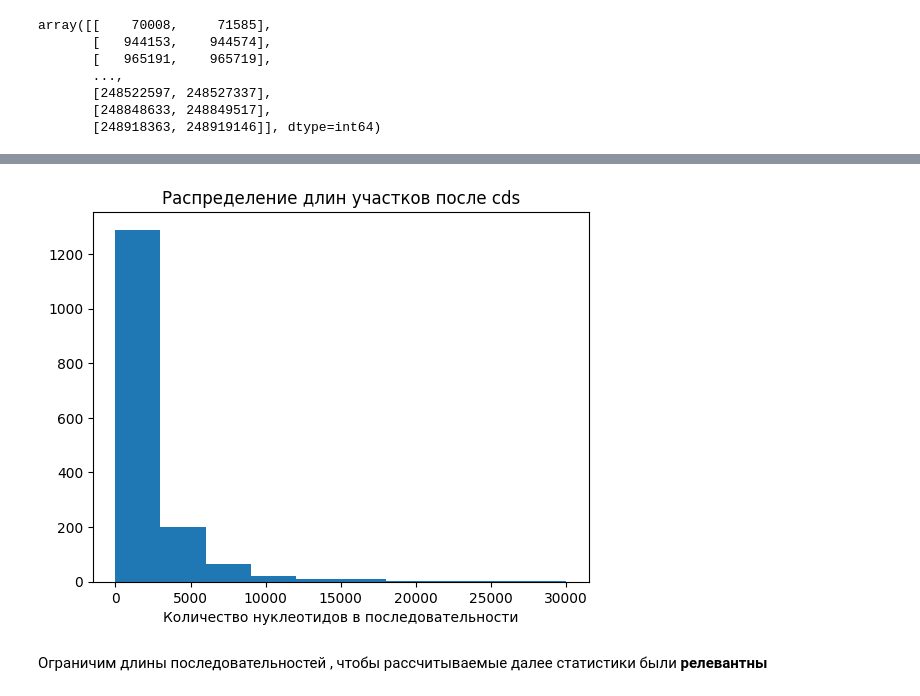
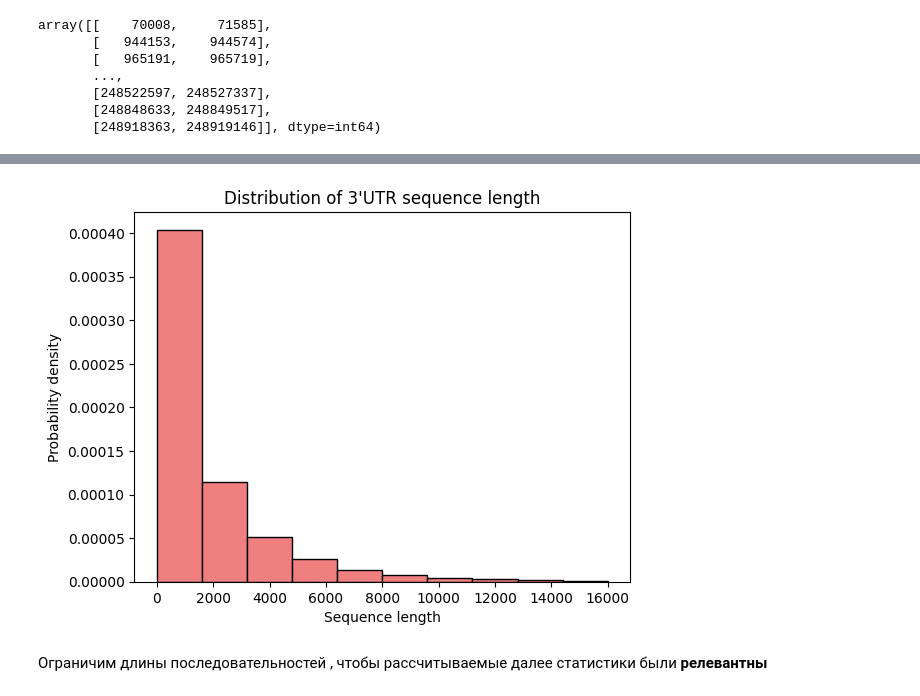
Before and after one commit to polilya/gene_predict_project, a Jupyter notebook: notebooks/data_preprocessing.ipynb, the cells around one changed output, grey strips where cells are left out. Saved outputs shown, nothing was run; the diff lists cells and outputs as text; code cells hidden in the pictures.

```diff
--- a/notebooks/data_preprocessing.ipynb
+++ b/notebooks/data_preprocessing.ipynb
@@ -14,7 +14,7 @@ np.random.seed(42)
 # %% [markdown]
 Файл 'chromosome1.fasta' содержит **последовательность нуклеотидов** первой хромосомы человека
 # %%
-sequence_data = 'chromosome1.fasta'
+sequence_data = 'data/chromosome1.fasta'
 with open(sequence_data) as file:
     fasta_sequences = SeqIO.parse(file, 'fasta')
     for fasta in fasta_sequences:
@@ -110,9 +111,10 @@ plt.hist(np.diff(seq_before_cds_location), range=(0, 1500));
 # %%
-plt.title('Распределение длин участков после cds')
-plt.xlabel('Количество нуклеотидов в последовательности')
-plt.hist(np.diff(seq_after_cds_location), range=(0, 30000));
+plt.title("Distribution of 3'UTR sequence length")
+plt.ylabel('Probability density')
+plt.xlabel('Sequence length')
+plt.hist(np.diff(seq_after_cds_location), range=(0, 16000), linewidth=1, edgecolor='black', color='lightcoral', density=True);
 # %% [output]
-[figure, old version]
+[figure, new version]
 # %% [markdown]
 Ограничим длины последовательностей , чтобы рассчитываемые далее статистики были **релевантны**
 # %%
```
Also changed, not shown: parts of 19 cells of this notebook, 5 other files.
